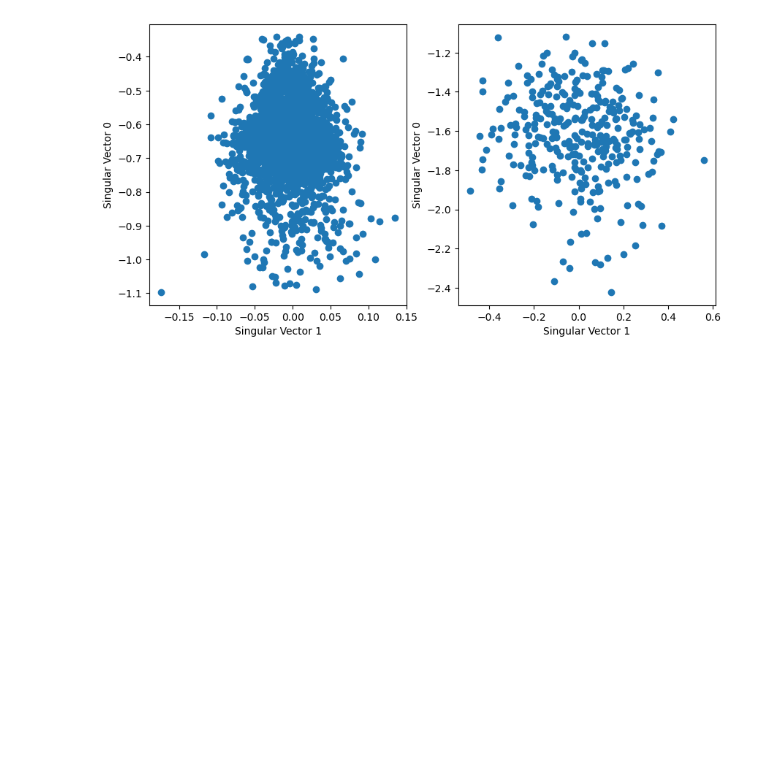
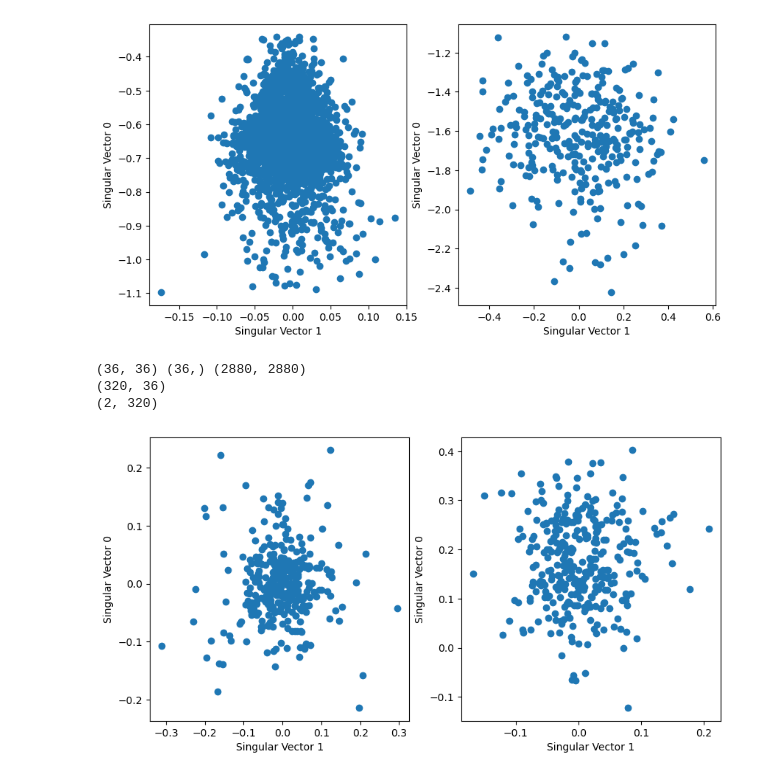
Before and after one commit to vedantnilabh/Final_Paper_ML, a Jupyter notebook: branchspecialization.ipynb, the cells around one changed output. Cells and saved outputs as stored; diff of their text form; code cells hidden in the pictures; blank space fills up the shorter version.

Commit message:
new function visualizes filters in layers

```diff
--- a/branchspecialization.ipynb
+++ b/branchspecialization.ipynb
@@ -151,3 +155,49 @@ adaptive_branch_svd(0, 1)
 adaptive_branch_svd(1, 2)
 # %% [output]
 [figure]
+# %%
+def visualize_branch_svd_combined(layer_n, layer_n_plus_1):
+    # This code will still work as before, but now we can also plot layers where the number of filters changes between layers n and n+1
+    # but the interpretation of the second plot in that case is different (how channels connect in the second layer to the first layer)
+ # Get the weights between layer n and n+1
+    weights_n = get_cnn_layer(layer_n)
+    weights_n_plus_1 = get_cnn_layer(layer_n_plus_1)
+
+    # how we adjust for concatenations in the u-net
+    weights_n_plus_1 = weights_n_plus_1[:, :, -weights_n.shape[-1]:, :]
+
+    # Perform SVD on the abs values of the weights between layers n and n+1
+    abs_weights_n = weights_n.reshape(weights_n.shape[-1], -1)
+    abs_weights_n_plus_1 = weights_n_plus_1.reshape(weights_n_plus_1.shape[-2], -1)
+    weights_between = abs_weights_n.T @ abs_weights_n_plus_1
+    abs_weights_between = np.abs(weights_between)
+    u, s, vt = np.linalg.svd(abs_weights_between, full_matrices=True)
+    print(u.shape, s.shape, vt.shape)
+
+    # Scatter plot of the filters from layer n on the first 2 left singular vectors
+    layer_n_proj = u[:, :2].T @ abs_weights_n.T
+    print(abs_weights_n.shape)
+    print(layer_n_proj.shape)
+    plt.figure(figsize=(10, 5))
+    plt.subplot(121)
+    #plt.scatter(layer_n_proj[0, :], layer_n_proj[1, :])
+    plt.scatter(layer_n_proj[1, :], layer_n_proj[0, :])
+    plt.xlabel('Singular Vector 1')
+    plt.ylabel('Singular Vector 0')
+
+    # Scatter plot of the filters from layer n+1 on the first 2 right singular vectors
+    layer_n_plus_1_proj = abs_weights_n_plus_1 @ vt.T[:, :2]
+    plt.subplot(122)
+    #plt.scatter(layer_n_plus_1_proj[:, 0], layer_n_plus_1_proj[:, 1])
+    plt.scatter(layer_n_plus_1_proj[:, 1], layer_n_plus_1_proj[:, 0])
+    plt.xlabel('Singular Vector 1')
+    plt.ylabel('Singular Vector 0')
+
+    plt.show()
+# %%
+visualize_branch_svd_combined(0, 1)
+# %% [output]
+(36, 36) (36,) (2880, 2880)
+(320, 36)
+(2, 320)
+[figure, added]
```
Also changed, not shown: parts of 2 cells of this notebook.
